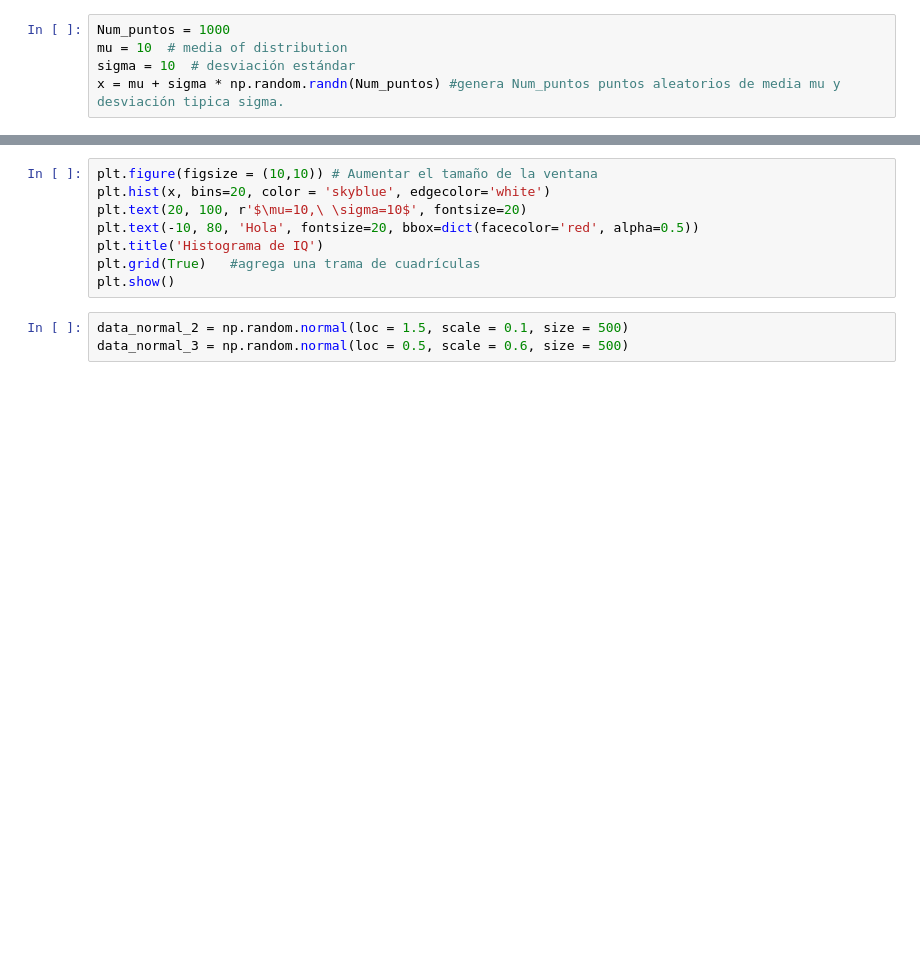
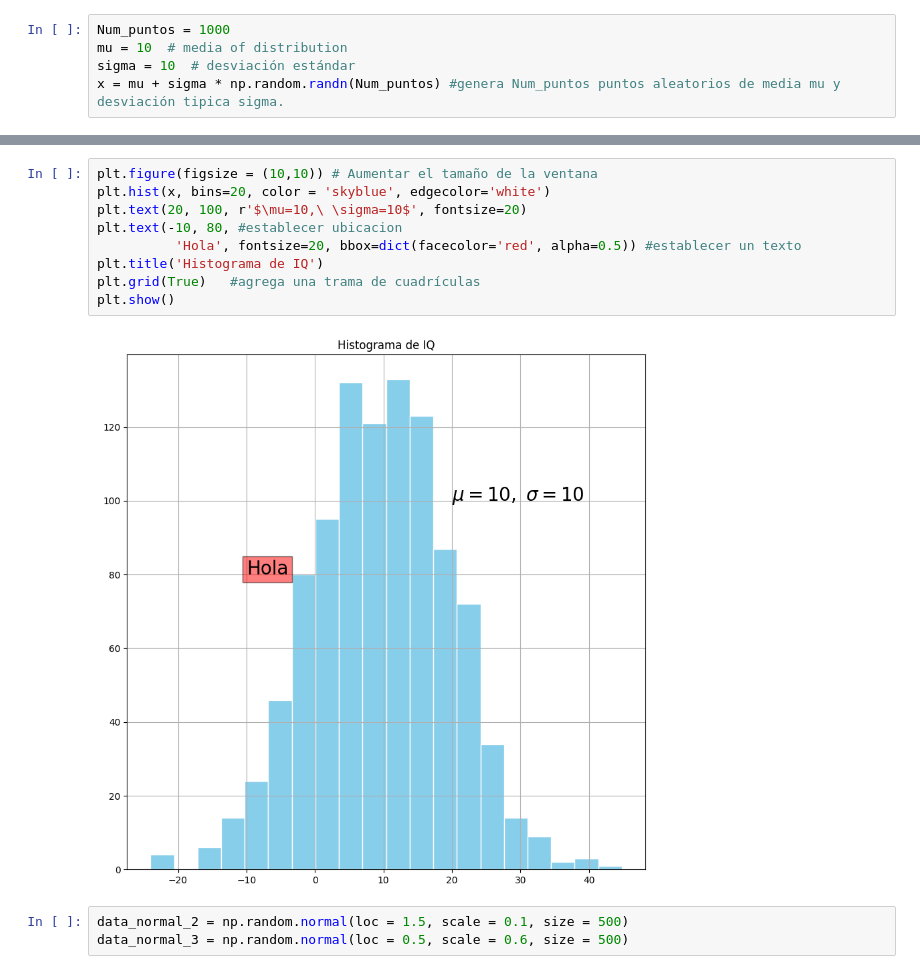
Before and after one commit to DiegoSuarz/Data-Science-for-Business, a Jupyter notebook: 10_Sesión 5 - 1.Visualización Matplotlib.ipynb, the cells around one changed output, grey strips where cells are left out. Drawn from its saved outputs; the diff is of its cells as text; blank space fills up the shorter version.

```diff
--- a/10_Sesión 5 - 1.Visualización Matplotlib.ipynb
+++ b/10_Sesión 5 - 1.Visualización Matplotlib.ipynb
@@ -206,11 +279,14 @@ help(plt.text)
 # %%
 plt.figure(figsize = (10,10)) # Aumentar el tamaño de la ventana
 plt.hist(x, bins=20, color = 'skyblue', edgecolor='white')
 plt.text(20, 100, r'$\mu=10,\ \sigma=10$', fontsize=20)
-plt.text(-10, 80, 'Hola', fontsize=20, bbox=dict(facecolor='red', alpha=0.5))
+plt.text(-10, 80, #establecer ubicacion
+          'Hola', fontsize=20, bbox=dict(facecolor='red', alpha=0.5)) #establecer un texto
 plt.title('Histograma de IQ')
 plt.grid(True)   #agrega una trama de cuadrículas
 plt.show()
+# %% [output]
+[figure, added]
 # %%
 data_normal_2 = np.random.normal(loc = 1.5, scale = 0.1, size = 500)
 data_normal_3 = np.random.normal(loc = 0.5, scale = 0.6, size = 500)
```
Also changed, not shown: parts of 71 cells of this notebook, 4 other files.
